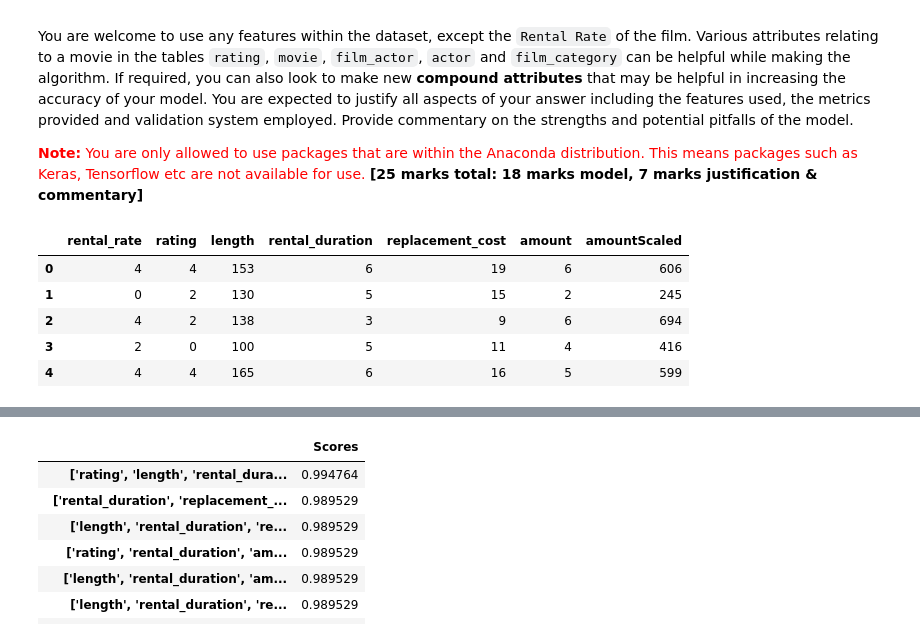
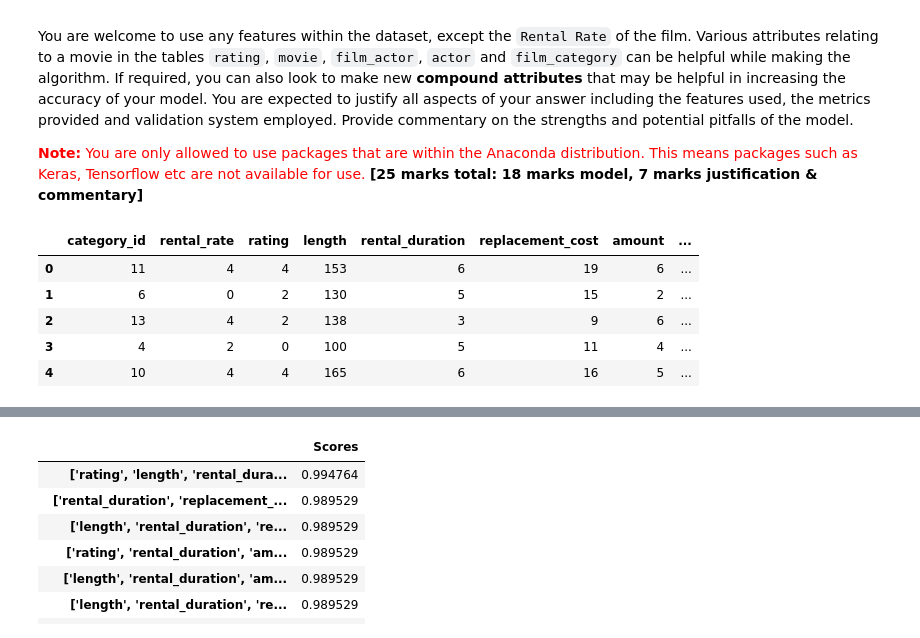
Before and after one commit to DannyFirmin/ML-KMeans-KNN-DecisionTrees, a Jupyter notebook: Assignment-2.ipynb, the cells around one changed output, grey strips where cells are left out. Cells and saved outputs as stored; diff of their text form; code cells hidden in the pictures.

```diff
--- a/Assignment-2.ipynb
+++ b/Assignment-2.ipynb
@@ -551,36 +567,44 @@ You are expected to justify all aspects of your answer including the features us
 # %%
 # Rental duration for any particular film is the constant
 # We might need to Convert special_features & actos_id_list to dummy variables
 
 # Loading appropriate data
-df_classification_original = df_cleaned[
-    ["film_id", "rental_rate", "rating", "length", "rental_duration", "replacement_cost", "amount"]]
+df_classification_original = df_cleaned[["category_id","film_id", "rental_rate", "rating", "length", "rental_duration", "replacement_cost", "amount"]]
 
 # Filling Nas in amounts with the average of amounts
 df_amount_mean = df_classification_original.groupby("film_id").agg({"amount": "mean"})
 df_classification = df_classification_original.set_index("film_id")
 df_classification.amount = df_classification.amount.fillna(df_amount_mean.amount)
 df_classification.reset_index()
 
+
 # Converting categorical data(rating)
 le = LabelEncoder()
 df_classification.rating = le.fit_transform(df_classification.rating)
 
 # Replacing amounts with it's mean values & joining dataframes based on film_id
 df_amount_mean = df_classification.groupby("film_id").agg({"amount": "mean"})
+
+
+film_frq = df_classification.groupby(by="film_id")['category_id'].count()
+# df_classification["film_frequency"]=df_classification.drop(["amount"], axis=1)
+
+
 df_classification = df_classification.drop(["amount"], axis=1).drop_duplicates()
 df_classification = df_classification.join(df_amount_mean, on="film_id")
+df_classification['film_rented_count'] = film_frq
 df_classification = df_classification.reset_index().drop(["film_id"], axis=1)
-df_classification["amountScaled"] = df_classification.amount * 100
+
+# # df_classification["amountScaled"] = df_classification.amount * 100
 df_classification = df_classification.astype(np.int64)  # For KNN function data should be in integers
 df_classification.head()
 # %% [output]
-|  | rental_rate | rating | length | rental_duration | replacement_cost | amount | amountScaled |
-| 0 | 4 | 4 | 153 | 6 | 19 | 6 | 606 |
-| 1 | 0 | 2 | 130 | 5 | 15 | 2 | 245 |
-| 2 | 4 | 2 | 138 | 3 | 9 | 6 | 694 |
-| 3 | 2 | 0 | 100 | 5 | 11 | 4 | 416 |
-| 4 | 4 | 4 | 165 | 6 | 16 | 5 | 599 |
+|  | category_id | rental_rate | rating | length | rental_duration | replacement_cost | amount | ... |
+| 0 | 11 | 4 | 4 | 153 | 6 | 19 | 6 | ... |
+| 1 | 6 | 0 | 2 | 130 | 5 | 15 | 2 | ... |
+| 2 | 13 | 4 | 2 | 138 | 3 | 9 | 6 | ... |
+| 3 | 4 | 2 | 0 | 100 | 5 | 11 | 4 | ... |
+| 4 | 10 | 4 | 4 | 165 | 6 | 16 | 5 | ... |
 # %%
 # KNN classification
 kn = KNeighborsClassifier(n_neighbors=int(np.sqrt(df_classification.shape[0])))
```
Also changed, not shown: parts of 5 cells of this notebook.
